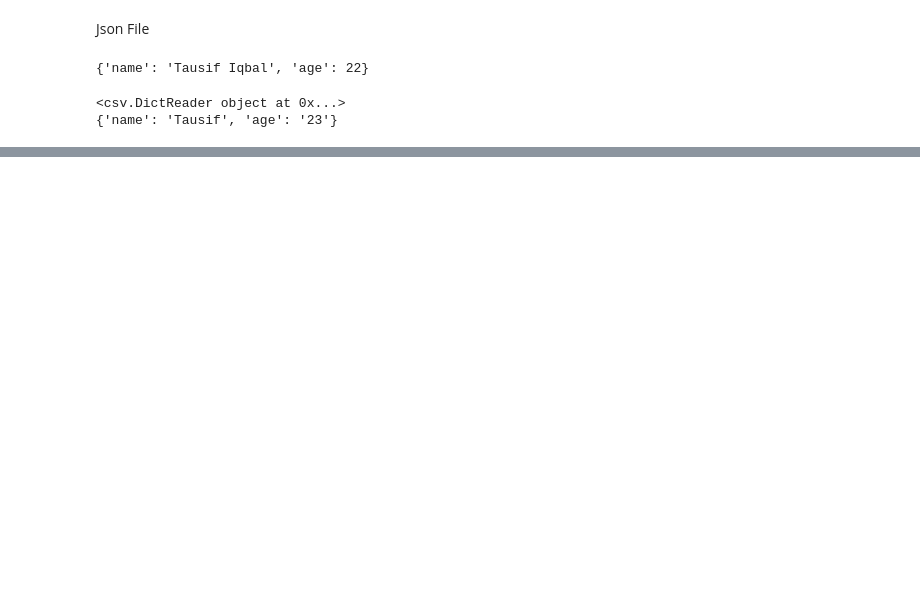
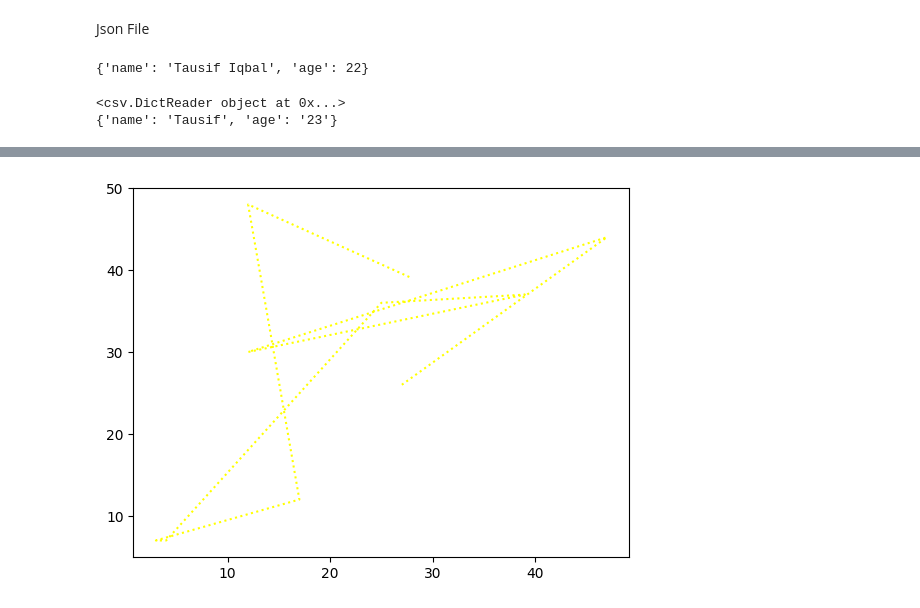
Before and after one commit to Tausif0209/IPA_Python_Practice, a Jupyter notebook: day8.ipynb, the cells around one changed output, grey strips where cells are left out. Saved outputs shown, nothing was run; the diff lists cells and outputs as text; code cells hidden in the pictures; blank space fills up the shorter version.

```diff
--- a/day8.ipynb
+++ b/day8.ipynb
@@ -113,0 +381,5 @@ with open("data.csv","r",newline="") as file:
+# %%
+plt.plot(x,y,color="yellow",linestyle='dotted')
+plt.show()
+# %% [output]
+[figure, added]
```
Also changed, not shown: parts of 71 cells of this notebook, 6 other files.
